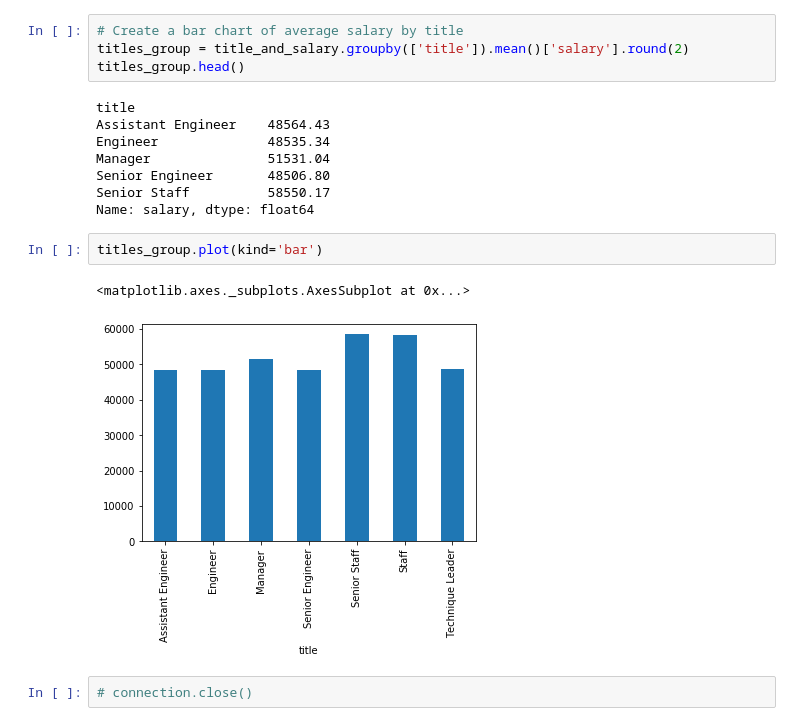
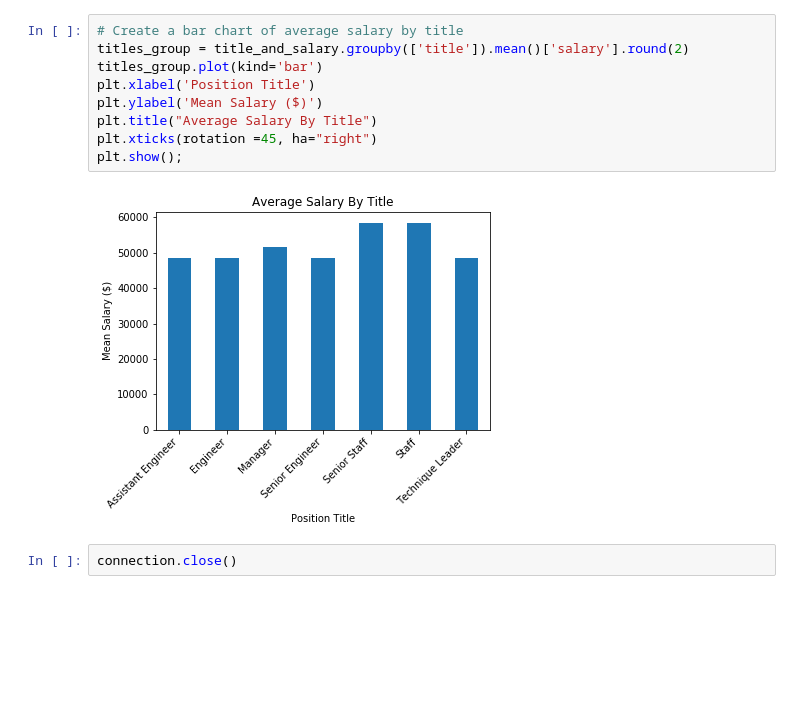
Before and after one commit to sjricketts/sql-challenge, a Jupyter notebook: EmployeeSQL/PandasBonus.ipynb, the cells around one changed output. Cells and saved outputs as stored; diff of their text form; blank space fills up the shorter version.

```diff
--- a/EmployeeSQL/PandasBonus.ipynb
+++ b/EmployeeSQL/PandasBonus.ipynb
@@ -102,19 +118,13 @@ array([[<matplotlib.axes._subplots.AxesSubplot object at 0x...>]],
 # %%
 # Create a bar chart of average salary by title
 titles_group = title_and_salary.groupby(['title']).mean()['salary'].round(2)
-titles_group.head()
+titles_group.plot(kind='bar')
+plt.xlabel('Position Title')
+plt.ylabel('Mean Salary ($)')
+plt.title("Average Salary By Title")
+plt.xticks(rotation =45, ha="right")
+plt.show();
 # %% [output]
-title
-Assistant Engineer    48564.43
-Engineer              48535.34
-Manager               51531.04
-Senior Engineer       48506.80
-Senior Staff          58550.17
-Name: salary, dtype: float64
+[figure, added]
-# %%
-titles_group.plot(kind='bar')
-# %% [output]
-<matplotlib.axes._subplots.AxesSubplot at 0x...>
-[figure, removed]
-# %%
-# connection.close()
+# %%
+connection.close()
```
Also changed, not shown: parts of 12 cells of this notebook.
